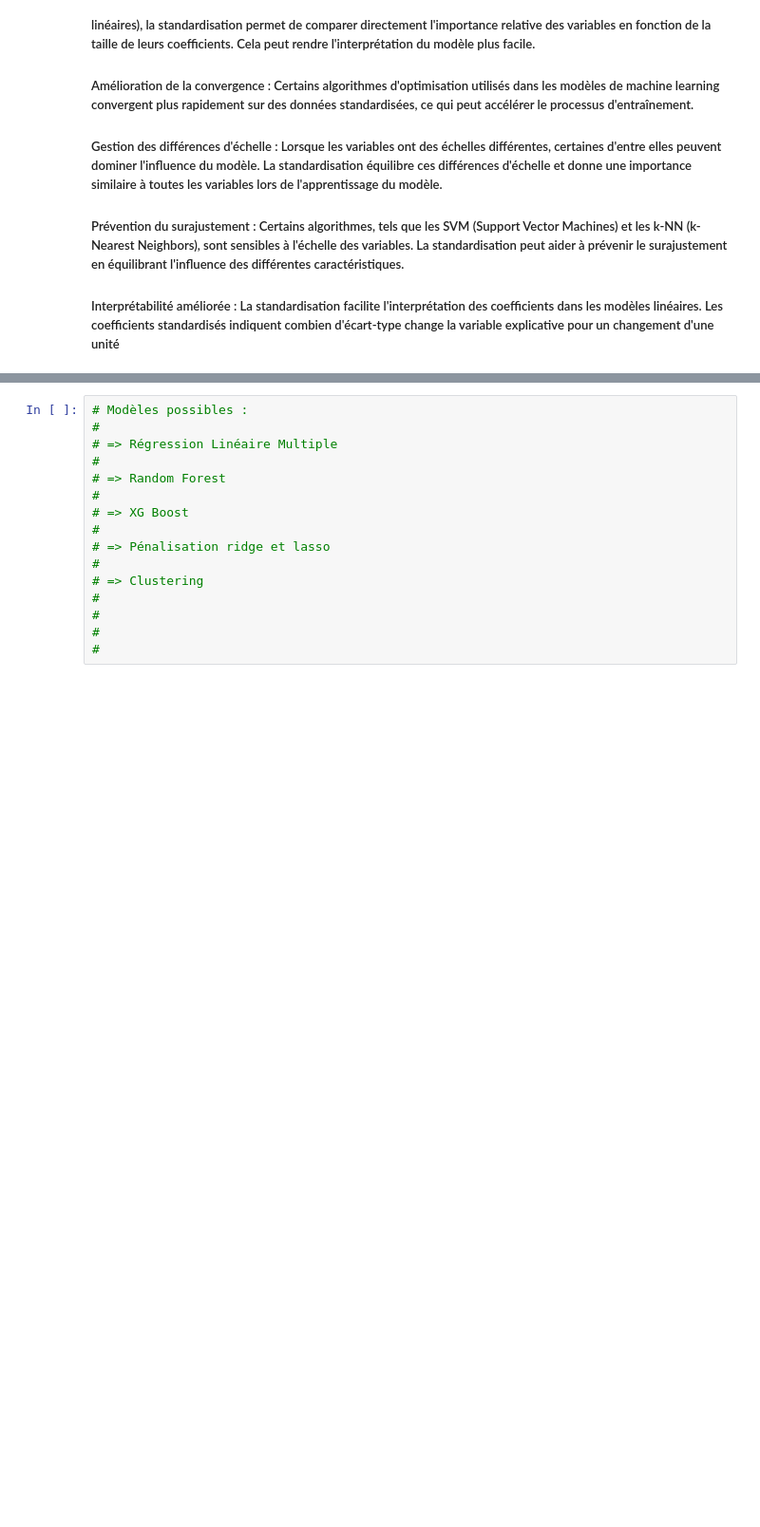
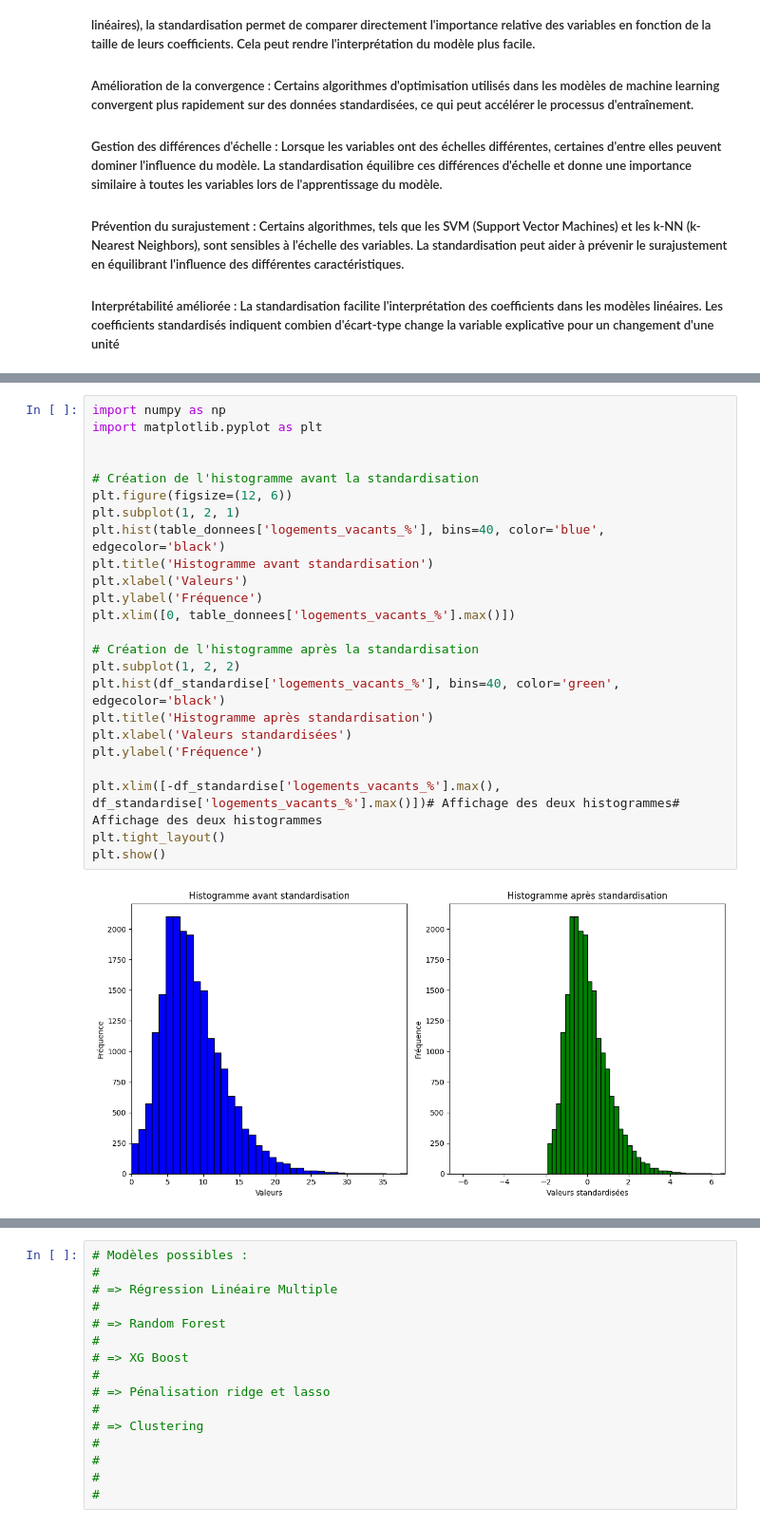
Before and after one commit to tgarnier067/Projet-Python-2023, a Jupyter notebook: Notebook_unique_a_renommer.ipynb, the cells around one changed output, grey strips where cells are left out. Shown: that part at 95% size. Drawn from its saved outputs; the diff is of its cells as text; blank space fills up the shorter version.

```diff
--- a/Notebook_unique_a_renommer.ipynb
+++ b/Notebook_unique_a_renommer.ipynb
@@ -847,0 +885,26 @@ df_standardise.head()
+# %%
+import numpy as np
+import matplotlib.pyplot as plt
+
+
+# Création de l'histogramme avant la standardisation
+plt.figure(figsize=(12, 6))
+plt.subplot(1, 2, 1)
+plt.hist(table_donnees['logements_vacants_%'], bins=40, color='blue', edgecolor='black')
+plt.title('Histogramme avant standardisation')
+plt.xlabel('Valeurs')
+plt.ylabel('Fréquence')
+plt.xlim([0, table_donnees['logements_vacants_%'].max()])
+
+# Création de l'histogramme après la standardisation
+plt.subplot(1, 2, 2)
+plt.hist(df_standardise['logements_vacants_%'], bins=40, color='green', edgecolor='black')
+plt.title('Histogramme après standardisation')
+plt.xlabel('Valeurs standardisées')
+plt.ylabel('Fréquence')
+
+plt.xlim([-df_standardise['logements_vacants_%'].max(), df_standardise['logements_vacants_%'].max()])# Affichage des deux histogrammes# Affichage des deux histogrammes
+plt.tight_layout()
+plt.show()
+# %% [output]
+[figure, added]
```
Also changed, not shown: parts of 22 cells of this notebook.
